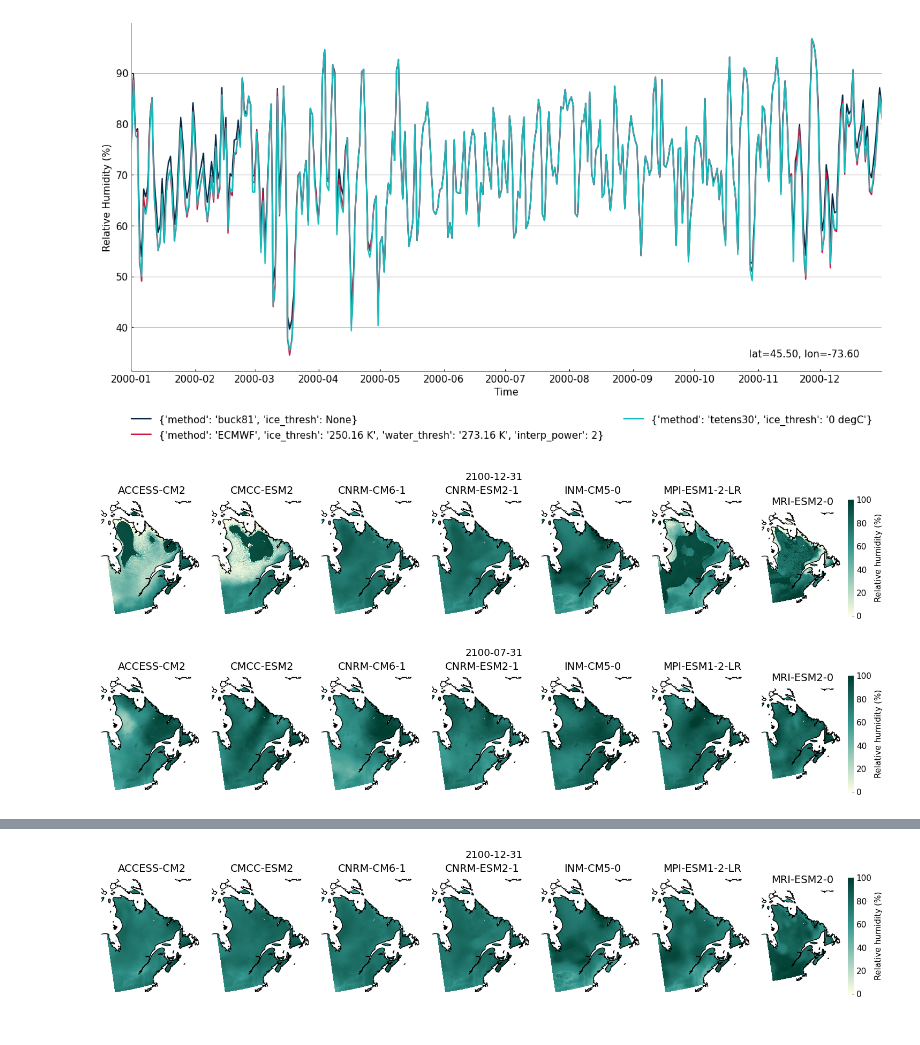
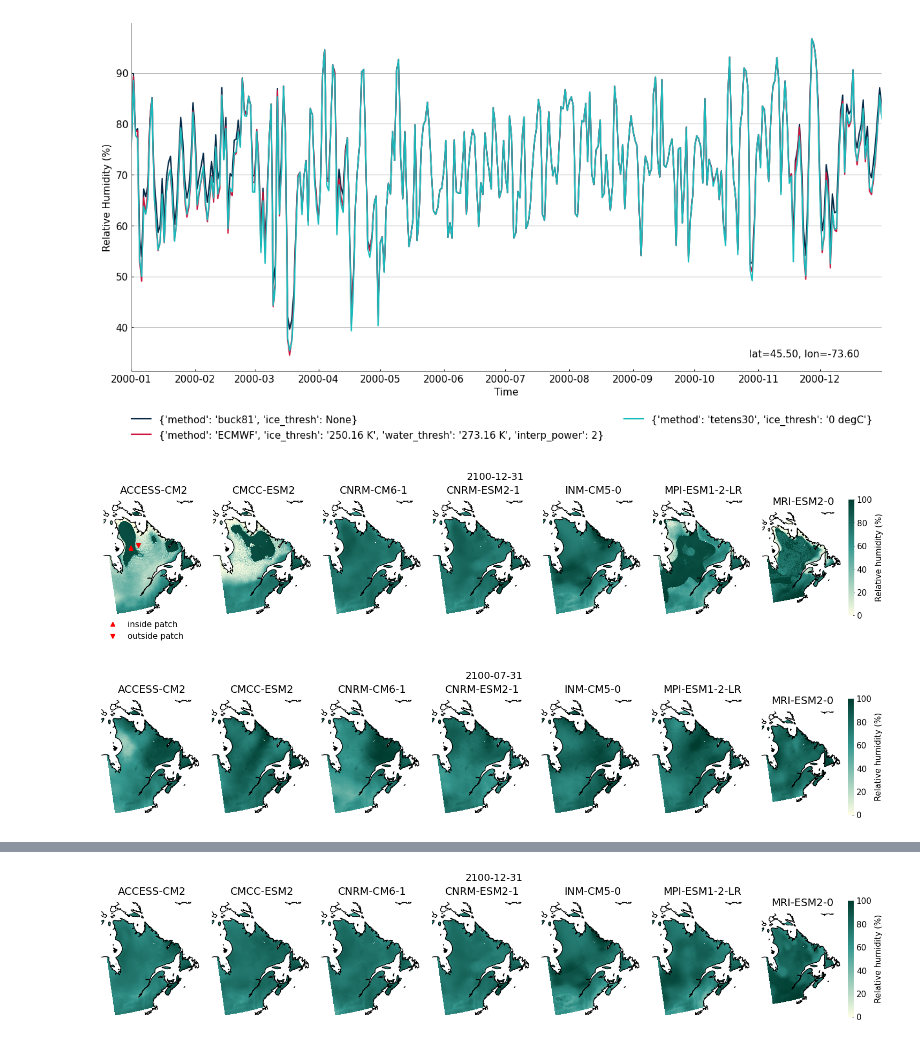
Before and after one commit to Ouranosinc/ESPO-G, a Jupyter notebook: notebooks/hurs.ipynb, the cells around one changed output, grey strips where cells are left out. Drawn from its saved outputs; the diff is of its cells as text; code cells hidden in the pictures.

```diff
--- a/notebooks/hurs.ipynb
+++ b/notebooks/hurs.ipynb
@@ -126,38 +127,50 @@ source=['ACCESS-CM2', 'CMCC-ESM2', 'CNRM-CM6-1', 'CNRM-ESM2-1',   'INM-CM5-0', '
 time='2100-12-31'
 fig, axs =plt.subplots(1,7, figsize=(15,3),subplot_kw=dict(projection=ccrs.LambertConformal()))
 axs=axs.ravel()
 i=0
 for s in source:
     for e in ['ssp245']:
-        f=glob.glob(f'{CONFIG['logit']}/staging/simulation/biasadjusted/ESPO-G6-E5L_v11/CMIP6/ScenarioMIP/QC-E5L/*/*/*/*/day/hurs/*{s}*{e}*')[0]
+        f=glob.glob(f"{CONFIG['logit']}/staging/simulation/biasadjusted/ESPO-G6-E5L_v11/CMIP6/ScenarioMIP/QC-E5L/*/*/*/*/day/hurs/*{s}*{e}*")[0]
         ds= xr.open_zarr(f)
         for var in ds.data_vars:
             fg.gridmap(ds[var].sel(time=time), ax=axs[i],features=['coastline'],
                        plot_kw={'vmin':0, 'vmax':100,"add_colorbar": True if i==6 else False},)
             axs[i].set_title(s)
             i+=1
 fig.suptitle(time)
+
+lon1=-74
+lat1=56
+lon2=-71
+lat2=56
+
+axs[0].plot([lon1],[lat1],transform=ccrs.PlateCarree(), color='red', marker='^', label='inside patch', linestyle='none')
+axs[0].plot([lon2],[lat2],transform=ccrs.PlateCarree(), color='red', marker='v', label='outside patch', linestyle='none')
+fig.legend(bbox_to_anchor=(0.12,0.1), )
+
+
 fig.tight_layout()
-plt.savefig(f"{CONFIG['tmppath']}/figures/patch-winter.png")
+plt.savefig(f"{CONFIG['tmppath']}/figures/patch-winter.png",bbox_inches='tight')
 # normal in the summer
 time='2100-07-31'
 fig, axs =plt.subplots(1,7, figsize=(15,3),subplot_kw=dict(projection=ccrs.LambertConformal()))
 axs=axs.ravel()
 i=0
 for s in source:
-    f=glob.glob(f'{CONFIG['logit']}/staging/simulation/biasadjusted/ESPO-G6-E5L_v11/CMIP6/ScenarioMIP/QC-E5L/*/*/*/*/day/hurs/*{s}*ssp245*')[0]
+    f=glob.glob(f"{CONFIG['logit']}/staging/simulation/biasadjusted/ESPO-G6-E5L_v11/CMIP6/ScenarioMIP/QC-E5L/*/*/*/*/day/hurs/*{s}*ssp245*")[0]
     ds= xr.open_zarr(f)
     for var in ds.data_vars:
         fg.gridmap(ds[var].sel(time=time), ax=axs[i],features=['coastline'],
                    plot_kw={'vmin':0, 'vmax':100,"add_colorbar": True if i==6 else False},)
         axs[i].set_title(s)
         i+=1
 fig.suptitle(time)
+
 fig.tight_layout()
 
-plt.savefig(f"{CONFIG['tmppath']}/figures/patch-summer.png")
+plt.savefig(f"{CONFIG['tmppath']}/figures/patch-summer.png",)
 # %% [output]
-[figure, old version]
+[figure, new version]
 [figure]
 # %%
 #over 100
```
Also changed, not shown: parts of 13 cells of this notebook.
